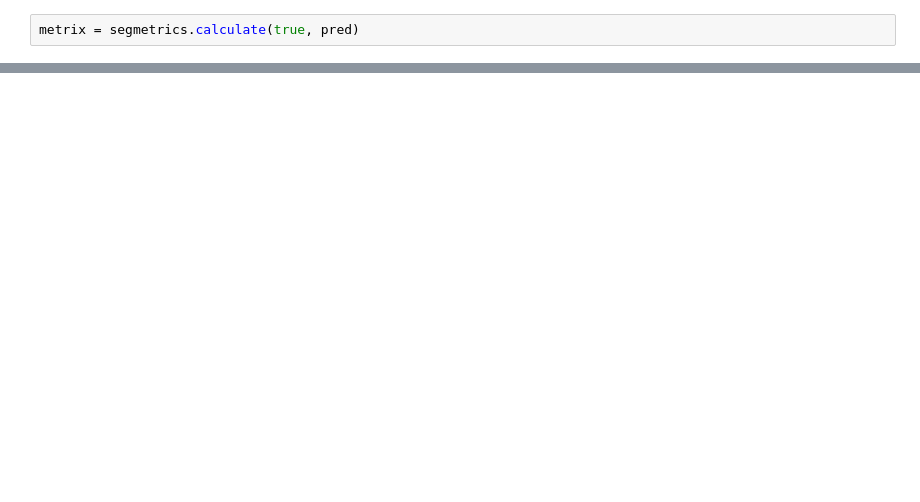
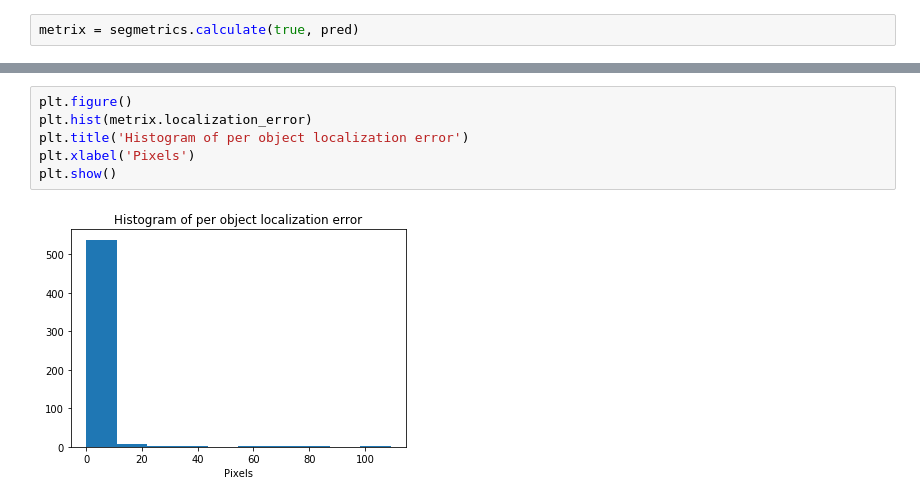
Before and after one commit to lowe-lab-ucl/unet_segmentation_metrics, a Jupyter notebook: notebooks/unet_segmentation_metrics.ipynb, the cells around one changed output, grey strips where cells are left out. Saved outputs shown, nothing was run; the diff lists cells and outputs as text; blank space fills up the shorter version.

```diff
--- a/notebooks/unet_segmentation_metrics.ipynb
+++ b/notebooks/unet_segmentation_metrics.ipynb
@@ -62,0 +67,8 @@ Pixel identity:             0.97
+# %%
+plt.figure()
+plt.hist(metrix.localization_error)
+plt.title('Histogram of per object localization error')
+plt.xlabel('Pixels')
+plt.show()
+# %% [output]
+[figure, added]
```
Also changed, not shown: parts of 13 cells of this notebook, 1 other file.
